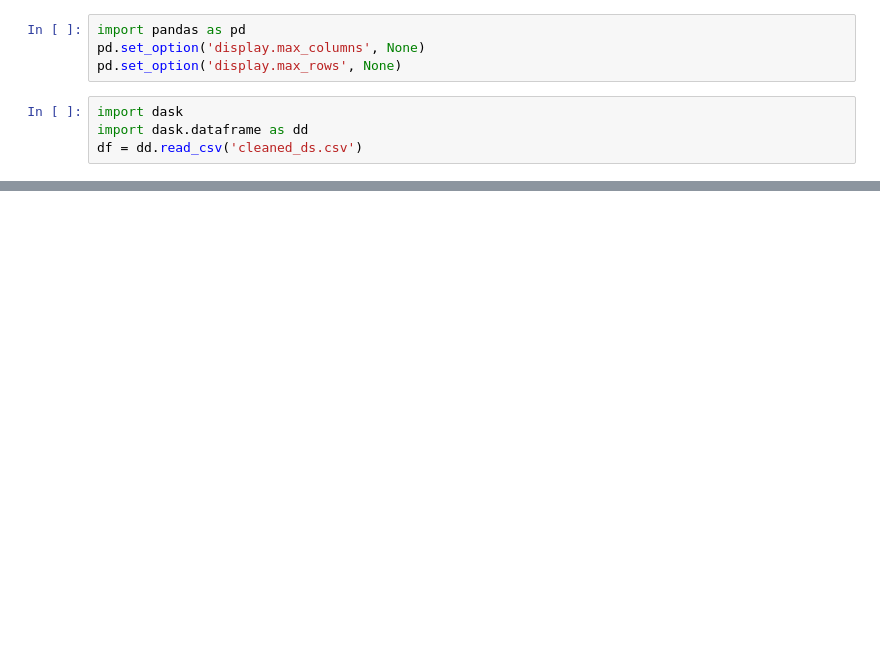
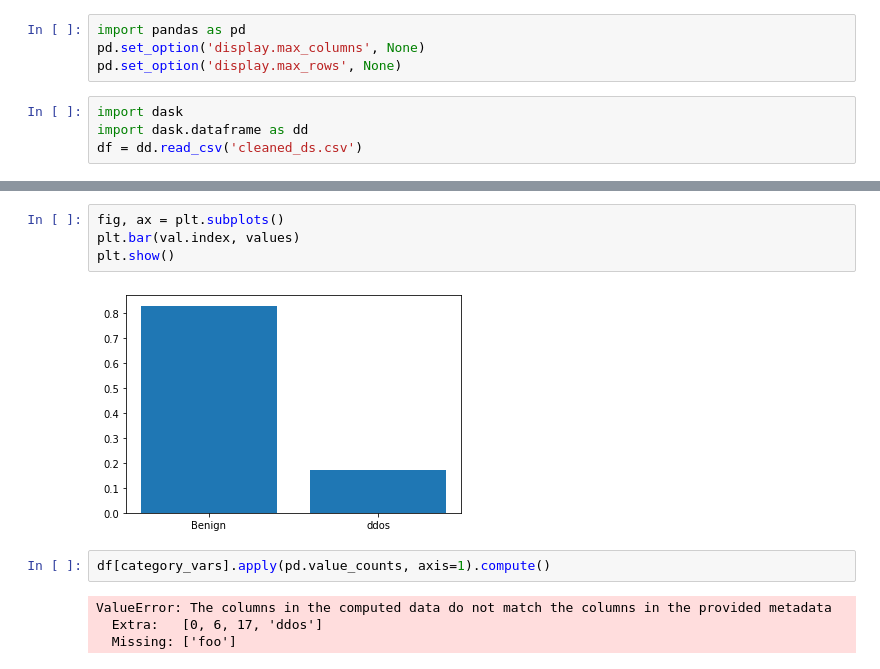
Before and after one commit to Irish-77/ddos-dompteure, a Jupyter notebook: data_exploration.ipynb, the cells around one changed output, grey strips where cells are left out. Drawn from its saved outputs; the diff is of its cells as text; blank space fills up the shorter version.

```diff
--- a/data_exploration.ipynb
+++ b/data_exploration.ipynb
@@ -32,0 +112,12 @@ dtypes: object(5), float64(45), int64(27)
+# %%
+fig, ax = plt.subplots()
+plt.bar(val.index, values)
+plt.show()
+# %% [output]
+[figure, added]
+# %%
+df[category_vars].apply(pd.value_counts, axis=1).compute()
+# %% [output]
+ValueError: The columns in the computed data do not match the columns in the provided metadata
+  Extra:   [0, 6, 17, 'ddos']
+  Missing: ['foo']
```
Also changed, not shown: parts of 19 cells of this notebook, 2 other files.
